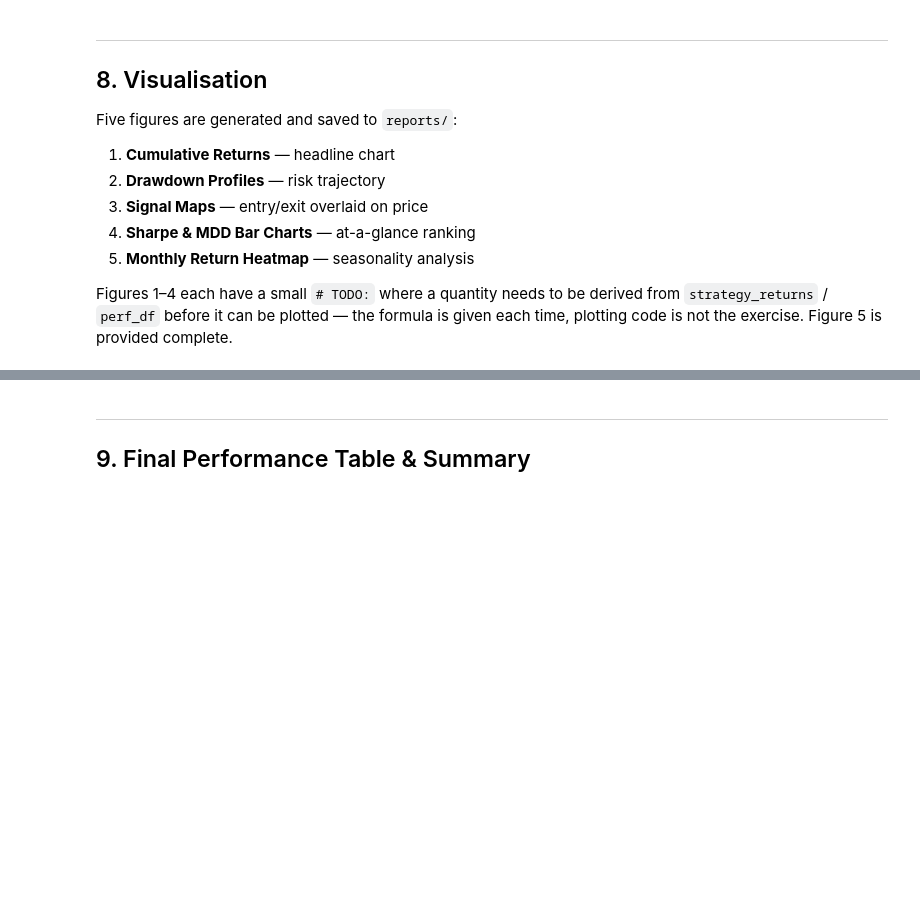
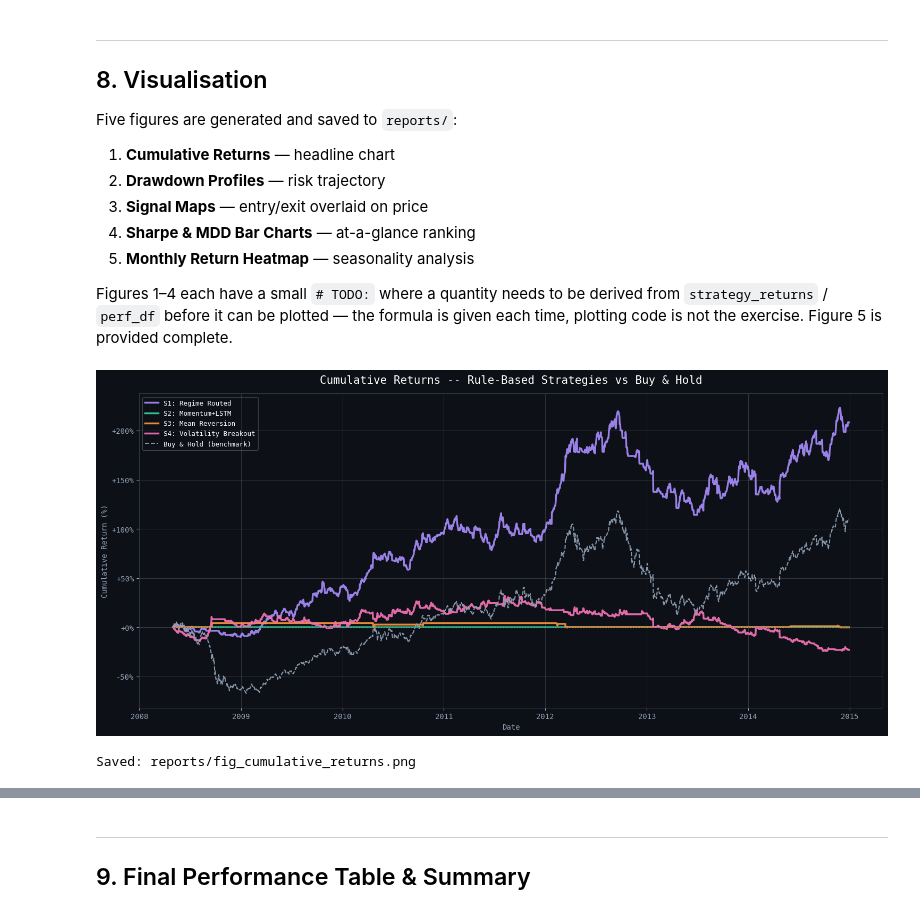
Before and after one commit to Sajal-Sahu-hub/SOC-Stock-Trading-With-LSTM-And-RL, a Jupyter notebook: Week5/Trading_Strategies.ipynb, the cells around one changed output, grey strips where cells are left out. Saved outputs shown, nothing was run; the diff lists cells and outputs as text; code cells hidden in the pictures; blank space fills up the shorter version.

```diff
--- a/Week5/Trading_Strategies.ipynb
+++ b/Week5/Trading_Strategies.ipynb
@@ -284,9 +284,9 @@ Loading scalers...
 MODEL_CONFIGS = {
     'baseline':        dict(hidden_size=8, num_layers=2, dropout=0.40, model_type='lstm'),
     'uptrend':         dict(hidden_size=4, num_layers=2, dropout=0.40, model_type='lstm'),
-    'downtrend':       dict(hidden_size=48, num_layers=2, dropout=0.45, model_type='lstm'),
-    'sideways':        dict(hidden_size=64, num_layers=2, dropout=0.40, model_type='bilstm'),
-    'high_volatility': dict(hidden_size=32, num_layers=1, dropout=0.50, model_type='gru'),
+    'downtrend':       dict(hidden_size=4, num_layers=2, dropout=0.45, model_type='lstm'),
+    'sideways':        dict(hidden_size=4, num_layers=2, dropout=0.40, model_type='bilstm'),
+    'high_volatility': dict(hidden_size=4, num_layers=1, dropout=0.50, model_type='gru'),
 }
 
 INPUT_SIZE = len(FEATURE_COLUMNS)  # 20 features
@@ -715,6 +880,16 @@ def apply_master_trend_filter(signal, close_prices, window=TREND_FILTER_WINDOW,
     #   Veto shorts (`signal == -1`) in the former and longs (`signal == 1`)
     #   in the latter; leave everything else in `signal` unchanged.
     filtered = signal.copy()
+    for i in range(len(signal)):
+        # established uptrend: price above SMA by more than band
+        in_uptrend   = price[i] > sma[i] * (1.0 + band)
+        # established downtrend: price below SMA by more than band
+        in_downtrend = price[i] < sma[i] * (1.0 - band)
+
+        if in_uptrend and signal[i] == -1:
+            filtered[i] = 0   # veto short in uptrend
+        elif in_downtrend and signal[i] == 1:
+            filtered[i] = 0   # veto long in downtrend
 
     return filtered
 
@@ -767,7 +947,7 @@ def risk_managed_backtest(signals, close_prices, tc=TRANSACTION_COST,
     #   formula:  vol_scalar = clip(vol_target / realized_vol, 0, max_leverage)
     #   i.e. size UP in calm markets, size DOWN in violent ones, capped so you
     #   never exceed max_leverage.
-    vol_scalar = np.ones(n)
+    vol_scalar = np.clip(vol_target / realized_vol, 0, max_leverage)
 
     position       = np.zeros(n)
     entry_price    = np.nan
@@ -797,7 +977,7 @@ def risk_managed_backtest(signals, close_prices, tc=TRANSACTION_COST,
     # TODO (backtest-b): transaction-cost drag.
     #   formula:  tc_drag[t] = |position[t] - position[t-1]| * tc
     #   (position[-1] is treated as 0 for the very first bar)
-    tc_drag = np.zeros(n)
+    tc_drag = np.abs(np.diff(position, prepend=0)) * tc
 
     return pd.Series(gross_ret - tc_drag, name='daily_return')
 
@@ -855,7 +1043,11 @@ def sharpe_ratio(daily_returns, rf_daily=RISK_FREE_RATE):
     (return 0.0 if the standard deviation is 0, to avoid dividing by zero)
     """
     # TODO: implement using the formula above
-    return 0.0
+    excess = daily_returns - rf_daily
+    std = excess.std()
+    if std == 0:
+        return 0.0
+    return float(excess.mean() / std * np.sqrt(252))
 
 
 def max_drawdown(daily_returns):
@@ -868,7 +1060,10 @@ def max_drawdown(daily_returns):
         MDD         = -min(drawdown)   (reported as a positive number)
     """
     # TODO: implement using the formula above
-    return 0.0
+    cum = (1 + daily_returns).cumprod()
+    running_max = cum.cummax()
+    drawdown = (cum - running_max) / running_max
+    return float(-drawdown.min())
 
 
 def total_return(daily_returns):
@@ -876,7 +1071,7 @@ def total_return(daily_returns):
     formula: cumulative product of (1 + daily_returns), minus 1, at the final bar.
     """
     # TODO: implement using the formula above
-    return 0.0
+    return float((1 + daily_returns).cumprod().iloc[-1] - 1)
 
 
 def annualised_return(daily_returns, trading_days=252):
@@ -887,7 +1082,9 @@ def annualised_return(daily_returns, trading_days=252):
     final bar, and n is the number of return observations.
     """
     # TODO: implement using the formula above
-    return 0.0
+    n = len(daily_returns)
+    cum_final = (1 + daily_returns).cumprod().iloc[-1]
+    return float(cum_final ** (trading_days / n) - 1)
 
 
 def win_rate(signals, daily_mkt_ret):
@@ -900,7 +1097,11 @@ def win_rate(signals, daily_mkt_ret):
     (return 0.0 if there are no active days)
     """
     # TODO: implement using the formula above
-    return 0.0
+    active = signals != 0
+    if active.sum() == 0:
+        return 0.0
+    pnl = signals[active] * daily_mkt_ret[active]
+    return float((pnl > 0).mean())
 
 
 strategy_labels  = [
@@ -986,34 +1208,37 @@ COLORS = {
 dates = pd.to_datetime(df_test_eff['date'].values)
 
 fig, ax = plt.subplots(figsize=(15, 7))
 fig.patch.set_facecolor('#0d1117')
 ax.set_facecolor('#0d1117')
 
 for label, r in zip(strategy_labels, strategy_returns):
     # TODO: compute the cumulative return series `cum` for this strategy.
     #   formula: cumulative product of (1 + r), minus 1
-    cum = np.zeros(len(r))
+    cum = (1 + r).cumprod() - 1
 
     lw  = 1.5 if 'benchmark' in label else 2.5
     ls  = '--' if 'benchmark' in label else '-'
     ax.plot(dates, cum * 100, label=label, color=COLORS[label], lw=lw, ls=ls, alpha=0.92)
 
 ax.axhline(0, color='#475569', lw=0.8, ls=':')
 ax.set_title('Cumulative Returns -- Rule-Based Strategies vs Buy & Hold',
              color='white', fontsize=15, pad=14)
 ax.set_xlabel('Date', color='#94a3b8')
 ax.set_ylabel('Cumulative Return (%)', color='#94a3b8')
 ax.tick_params(colors='#94a3b8')
 ax.yaxis.set_major_formatter(mticker.FuncFormatter(lambda x, _: f'{x:+.0f}%'))
 ax.legend(loc='upper left', framealpha=0.25, fontsize=9)
 ax.grid(True, alpha=0.15)
 for spine in ax.spines.values():
     spine.set_edgecolor('#334155')
 
 plt.tight_layout()
 fig.savefig(os.path.join(REPORTS_DIR, 'fig_cumulative_returns.png'), dpi=150, bbox_inches='tight')
 plt.show()
 print('Saved: reports/fig_cumulative_returns.png')
+# %% [output]
+[figure, added]
+Saved: reports/fig_cumulative_returns.png
 # %%
 # ============================================================
 # Figure 2 -- Drawdown Profiles
```
Also changed, not shown: parts of 17 cells of this notebook, 8 other files.
